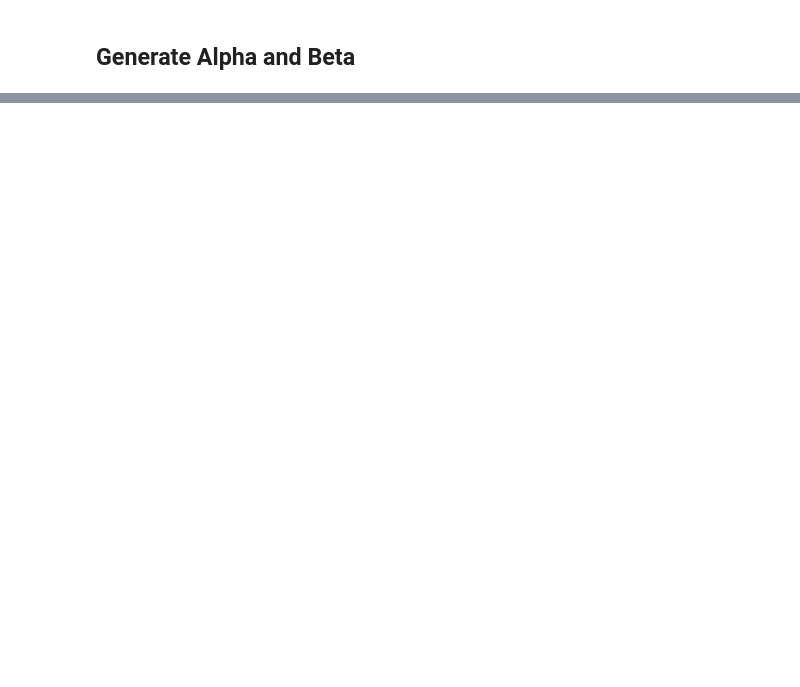
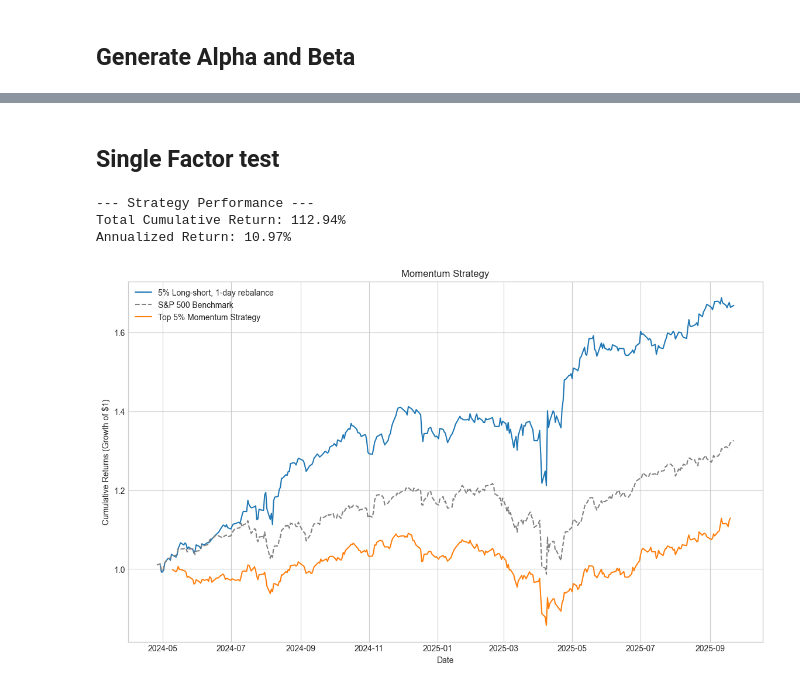
Before and after one commit to Kda648295104/CodeCrunch, a Jupyter notebook: Team_EigenFour_summarized_notebook.ipynb, the cells around one changed output, grey strips where cells are left out. Drawn from its saved outputs; the diff is of its cells as text; code cells hidden in the pictures; blank space fills up the shorter version.

```diff
--- a/Team_EigenFour_summarized_notebook.ipynb
+++ b/Team_EigenFour_summarized_notebook.ipynb
@@ -978,0 +985,77 @@ Beta: 0.083
+# %% [markdown]
+## Single Factor test
+# %%
+# df_single = pd.read_csv("sp500_all_factors.csv")
+MOMENTUM_DAYS = 10
+signal_name = f'roc_{MOMENTUM_DAYS}d'
+
+clean_filtered = clean.loc[clean.index.get_level_values('DATE') >= split_date]
+
+df_single = clean_filtered.sort_index(level=['DATE', 'ID'])
+
+
+df_single[signal_name] = df_single.groupby(level='ID')['Close'].pct_change(MOMENTUM_DAYS) * 100
+
+df_single['future_return'] = df_single.groupby(level='ID')['Close'].pct_change(REBAL).shift(-REBAL)
+df_single.dropna(inplace=True)
+daily_returns = []
+trade_dates = []
+
+# Group by the 'Date' to iterate through each trading day
+for date, daily_data in df_single.groupby(level='DATE'):
+    # print(date, daily_data)
+    # a. Rank stocks for this day based on our momentum signal
+    ranked_data = daily_data.sort_values(by='Beta252', ascending=False)#can replace the signal_name with any other factor
+
+    # b. Determine how many stocks to buy
+    num_stocks_to_buy = int(len(ranked_data) * (PORTFOLIO_PERCENTILE / 100.0))
+
+    # Skip this day if the portfolio would be empty
+    if num_stocks_to_buy == 0:
+        continue
+
+    # c. Select the top N% of stocks (our "winners" portfolio)
+    winners_portfolio = ranked_data.head(num_stocks_to_buy)
+
+    # d. Calculate the portfolio's return for the NEXT day
+    # This is the equal-weighted average of the future returns of our selected stocks.
+    portfolio_return = winners_portfolio['future_return'].mean()
+
+    # f. Store the results for this day
+    daily_returns.append(portfolio_return)
+    trade_dates.append(date)
+
+# Create a results DataFrame from the daily returns
+results_df = pd.DataFrame({
+    'Strategy': daily_returns,
+}, index=pd.Index(trade_dates, name='DATE'))
+
+# Calculate cumulative returns (the growth of $1)
+strategy_cumulative = (1 + results_df['Strategy']).cumprod()
+# Ensure all time series indices are datetime
+strategy_cumulative.index = pd.to_datetime(strategy_cumulative.index)
+
+# Calculate annualized returns (assuming 252 trading days a year)
+annualized_strategy_return = (1 + results_df['Strategy'].mean())**252 - 1
+
+print("--- Strategy Performance ---")
+print(f"Total Cumulative Return: {strategy_cumulative.iloc[-1]:.2%}")
+print(f"Annualized Return: {annualized_strategy_return:.2%}")
+
+# Plot the equity curves
+plt.style.use('seaborn-v0_8-whitegrid')
+plt.figure(figsize=(14, 8))
+# strategy_cumulative.plot(label=f'Top {PORTFOLIO_PERCENTILE}% Momentum Strategy', legend=True, linewidth=2)
+plt.plot(all_cum, label='5% Long-short, 1-day rebalance')
+plt.plot(bench_cum, label='S&P 500 Benchmark', linestyle='--', color='gray')
+plt.plot(strategy_cumulative, label=f'Top {PORTFOLIO_PERCENTILE}% Momentum Strategy')
+plt.title('Momentum Strategy')
+plt.xlabel('Date')
+plt.ylabel('Cumulative Returns (Growth of $1)')
+plt.legend()
+plt.show()
+# %% [output]
+--- Strategy Performance ---
+Total Cumulative Return: 112.94%
+Annualized Return: 10.97%
+[figure, added]
```
Also changed, not shown: parts of 8 cells of this notebook.
